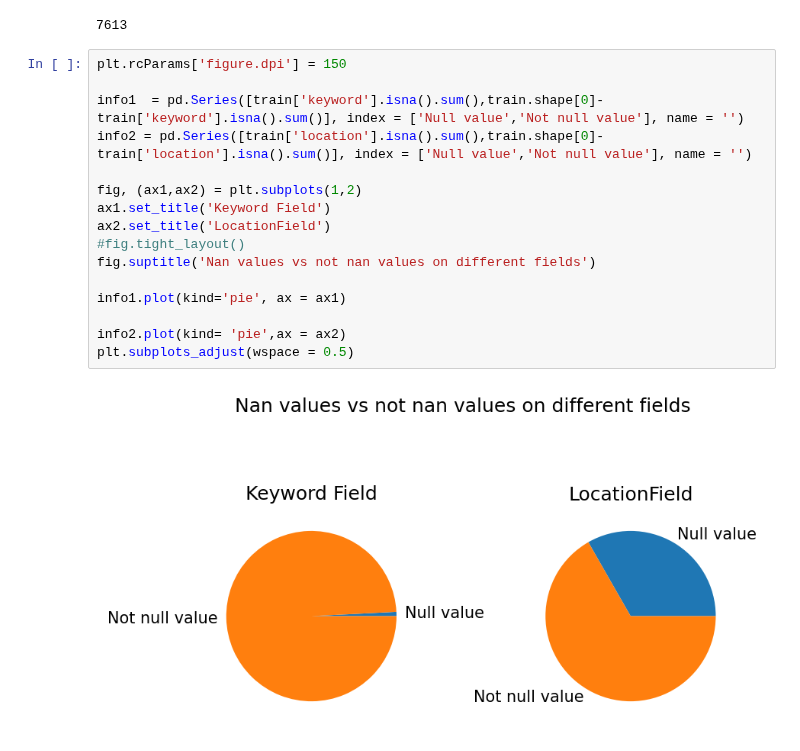
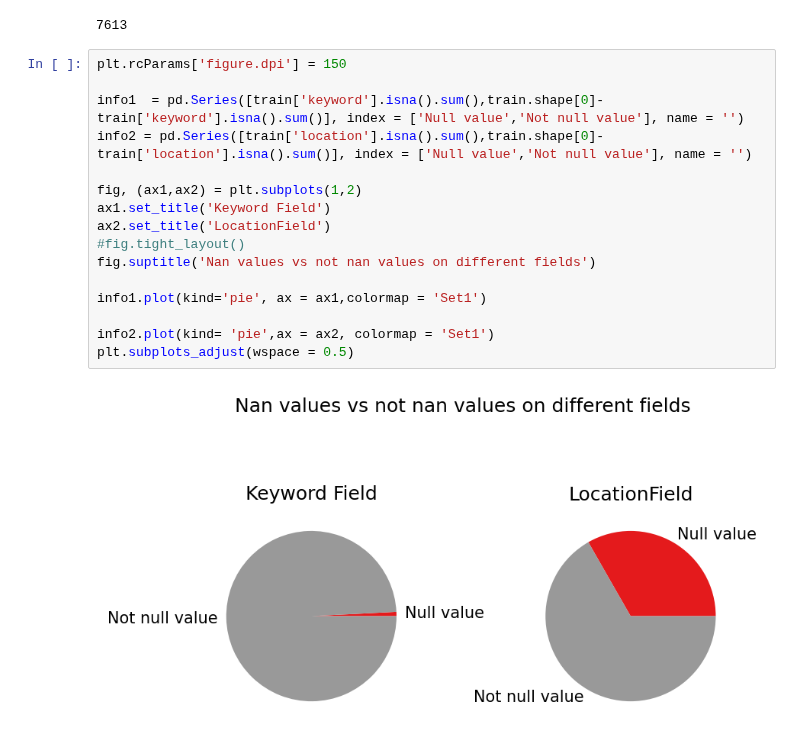
Before and after one commit to JulioCastillo1/TP1-Datos, a Jupyter notebook: Valores nan analisis torta.ipynb, the cells around one changed output. Drawn from its saved outputs; the diff is of its cells as text.

```diff
--- a/Valores nan analisis torta.ipynb
+++ b/Valores nan analisis torta.ipynb
@@ -28,18 +29,18 @@ train.shape[0]
 # %%
 plt.rcParams['figure.dpi'] = 150
 
 info1  = pd.Series([train['keyword'].isna().sum(),train.shape[0]-train['keyword'].isna().sum()], index = ['Null value','Not null value'], name = '')
 info2 = pd.Series([train['location'].isna().sum(),train.shape[0]-train['location'].isna().sum()], index = ['Null value','Not null value'], name = '')
 
 fig, (ax1,ax2) = plt.subplots(1,2)
 ax1.set_title('Keyword Field')
 ax2.set_title('LocationField')
 #fig.tight_layout()
 fig.suptitle('Nan values vs not nan values on different fields')
 
-info1.plot(kind='pie', ax = ax1)
+info1.plot(kind='pie', ax = ax1,colormap = 'Set1')
 
-info2.plot(kind= 'pie',ax = ax2)
+info2.plot(kind= 'pie',ax = ax2, colormap = 'Set1')
 plt.subplots_adjust(wspace = 0.5)
 # %% [output]
-[figure, old version]
+[figure, new version]
```
Also changed, not shown: parts of 1 cell of this notebook, 3 other files.
